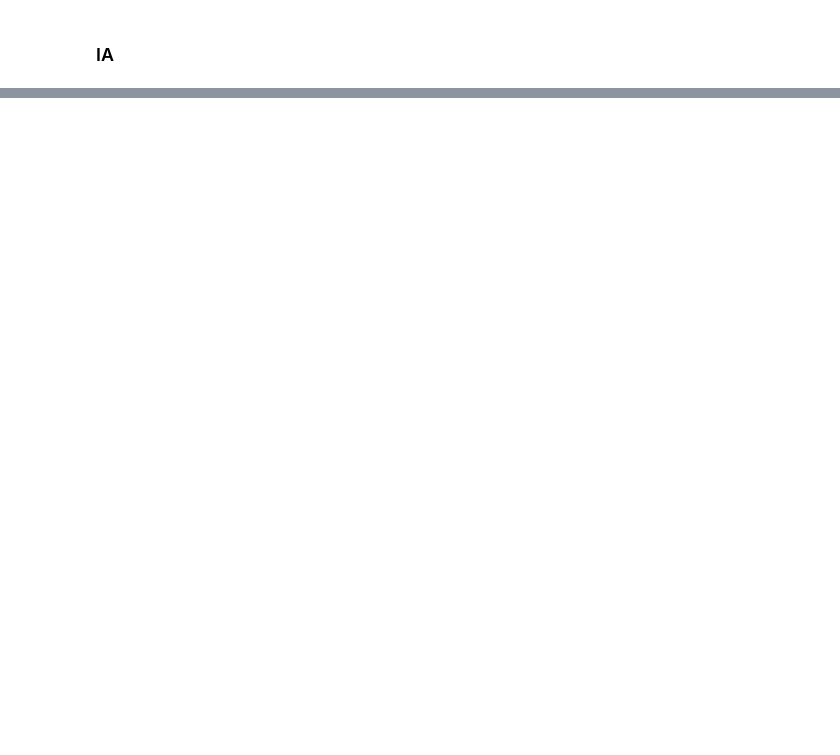
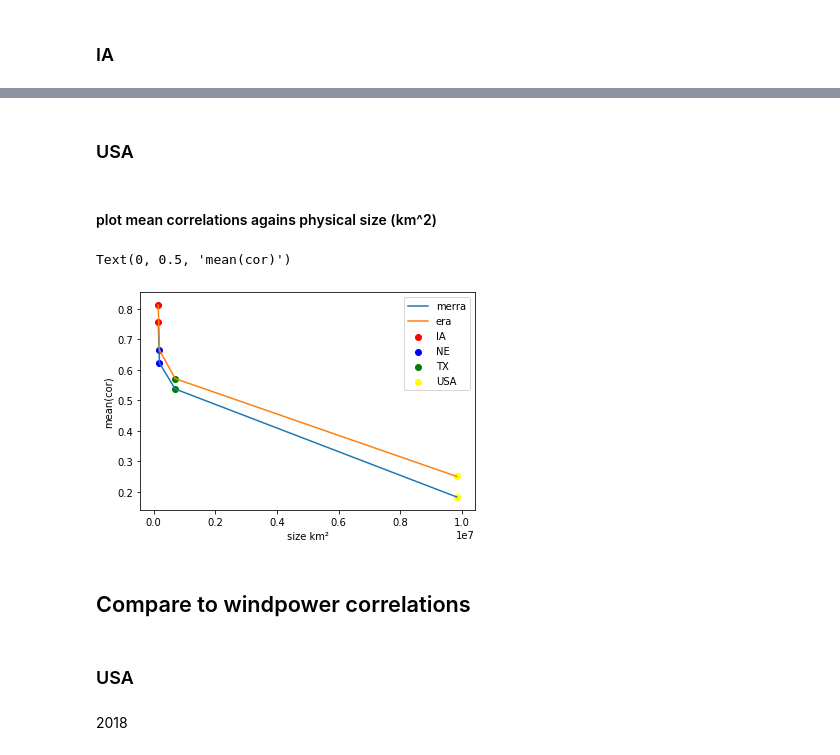
Before and after one commit to KatharinaGruber/windpower_GWA, a Jupyter notebook: USA/correlations_reanalysis_grid_points.ipynb, the cells around one changed output, grey strips where cells are left out. Cells and saved outputs as stored; diff of their text form; code cells hidden in the pictures; blank space fills up the shorter version.

```diff
--- a/USA/correlations_reanalysis_grid_points.ipynb
+++ b/USA/correlations_reanalysis_grid_points.ipynb
@@ -99,3 +98,4 @@ xr.DataArray(c_era,
 # Load data
 # %%
 c_mer = xr.open_dataarray('/data/users/kgruber/results/USA/results_GWA2/corr_mer.nc').values
+c_era = xr.open_dataarray('/data/users/kgruber/results/USA/results_GWA2/corr_era.nc').values
@@ -288,12 +319,3 @@ wt_mer_NE = wt_mer[[state in NE_states for state in wt_mer.state]]
 wt_mer_gwa_NE = wt_mer_gwa[[state in NE_states for state in wt_mer_gwa.state]]
 wt_era_NE = wt_era[[state in NE_states for state in wt_era.state]]
 wt_era_gwa_NE = wt_era_gwa[[state in NE_states for state in wt_era_gwa.state]]
-# %%
-c_NE_mer = np.array([list(c_mer[wt_mer_NE.cor_id.unique()[i],
-                                np.delete(wt_mer_NE.cor_id.unique(),i,0)]) for i in range(len(wt_mer_NE.cor_id.unique()))])
-c_NE_mer_gwa = np.array([list(c_mer[wt_mer_gwa_NE.cor_id.unique()[i],
-                                    np.delete(wt_mer_gwa_NE.cor_id.unique(),i,0)]) for i in range(len(wt_mer_gwa_NE.cor_id.unique()))])
-c_NE_era = np.array([list(c_era[wt_era_NE.cor_id.unique()[i],
-                                np.delete(wt_era_NE.cor_id.unique(),i,0)]) for i in range(len(wt_era_NE.cor_id.unique()))])
-c_NE_era_gwa = np.array([list(c_era[wt_era_gwa_NE.cor_id.unique()[i],
-                                    np.delete(wt_era_gwa_NE.cor_id.unique(),i,0)]) for i in range(len(wt_era_gwa_NE.cor_id.unique()))])
@@ -310,9 +321,0 @@ c_NE_era.mean()
-# %%
-c_USA_mer = np.array([list(c_mer[wt_mer.cor_id.unique()[i],
-                                np.delete(wt_mer.cor_id.unique(),i,0)]) for i in range(len(wt_mer.cor_id.unique()))])
-c_USA_mer_gwa = np.array([list(c_mer[wt_mer_gwa.cor_id.unique()[i],
-                                    np.delete(wt_mer_gwa.cor_id.unique(),i,0)]) for i in range(len(wt_mer_gwa.cor_id.unique()))])
-c_USA_era = np.array([list(c_era[wt_era.cor_id.unique()[i],
-                                np.delete(wt_era.cor_id.unique(),i,0)]) for i in range(len(wt_era.cor_id.unique()))])
-c_USA_era_gwa = np.array([list(c_era[wt_era_gwa.cor_id.unique()[i],
-                                    np.delete(wt_era_gwa.cor_id.unique(),i,0)]) for i in range(len(wt_era_gwa.cor_id.unique()))])
@@ -326,0 +331,2 @@ c_USA_era.mean()
+# %% [markdown]
+### USA
@@ -326,0 +342,24 @@ c_USA_era.mean()
+# %% [markdown]
+#### plot mean correlations agains physical size (km^2)
+# %%
+sizes_cors = pd.DataFrame({'cor_mer':[c_IA_mer.mean(),c_NE_mer.mean(),c_TX_mer.mean(),c_USA_mer.mean()],
+                           'cor_era':[c_IA_era.mean(),c_NE_era.mean(),c_TX_era.mean(),c_USA_era.mean()],
+                           'size_km2':[145743,186458,695662,9834000]},index=['IA','NE','TX','USA'])
+# %%
+plt.plot(sizes_cors.size_km2.values,sizes_cors.cor_mer.values,label='merra')
+plt.plot(sizes_cors.size_km2.values,sizes_cors.cor_era.values,label='era')
+plt.scatter([sizes_cors.size_km2.values[0],sizes_cors.size_km2.values[0]],
+            [sizes_cors.cor_mer.values[0],sizes_cors.cor_era.values[0]],color='red',label=sizes_cors.index.values[0])
+plt.scatter([sizes_cors.size_km2.values[1],sizes_cors.size_km2.values[1]],
+            [sizes_cors.cor_mer.values[1],sizes_cors.cor_era.values[1]],color='blue',label=sizes_cors.index.values[1])
+plt.scatter([sizes_cors.size_km2.values[2],sizes_cors.size_km2.values[2]],
+            [sizes_cors.cor_mer.values[2],sizes_cors.cor_era.values[2]],color='green',label=sizes_cors.index.values[2])
+plt.scatter([sizes_cors.size_km2.values[3],sizes_cors.size_km2.values[3]],
+            [sizes_cors.cor_mer.values[3],sizes_cors.cor_era.values[3]],color='yellow',label=sizes_cors.index.values[3])
+
+plt.legend()
+plt.xlabel('size km²')
+plt.ylabel('mean(cor)')
+# %% [output]
+Text(0, 0.5, 'mean(cor)')
+[figure, added]
@@ -326,0 +372,6 @@ c_USA_era.mean()
+# %% [markdown]
+## Compare to windpower correlations
+# %% [markdown]
+### USA
+# %% [markdown]
+2018
```
Also changed, not shown: parts of 79 cells of this notebook.
